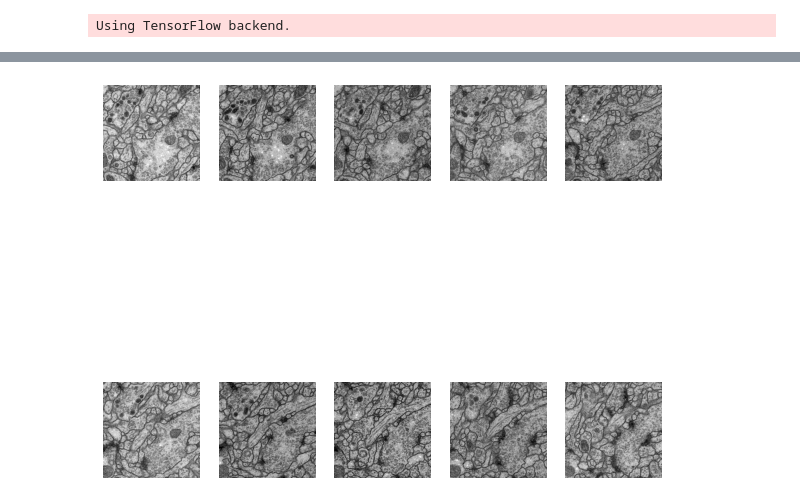
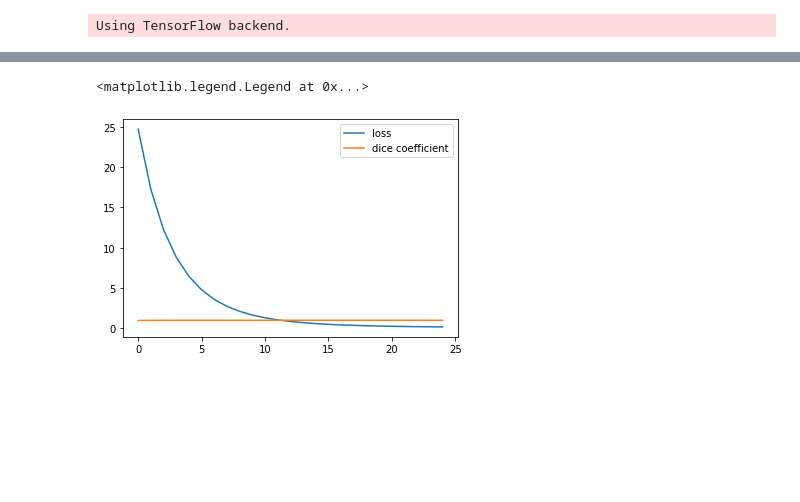
Before and after one commit to Nelson-Gon/cytounet, a Jupyter notebook: examples/example_usage.ipynb, the cells around one changed output, grey strips where cells are left out. Cells and saved outputs as stored; diff of their text form; code cells hidden in the pictures; blank space fills up the shorter version.

```diff
--- a/examples/example_usage.ipynb
+++ b/examples/example_usage.ipynb
@@ -31,9 +38,9 @@ data_gen_args = dict(rotation_range=0.1,
 # augmentation will take up a lot of space, only use if you have enough space on disk
 #! if [ ! -d "aug" ]; then mkdir aug aug/images aug/masks;fi
 # %%
-my_generator = generate_train_data(5,'examples/legacy/data/train','image','label',
+my_generator = generate_train_data(4,'examples/BBBC009_v1','images','outlines',
                                    data_gen_args,save_to_dir = None, seed= 2,
                               target_size = (256, 256))
 # %%
 model = unet(input_size = (256, 256, 1), optimiser='Adam', learning_rate=1e-4,
-             metrics=[dice_coef], loss=dice_coef_loss)
+             metrics=[dice_coef], loss=dice_coef_loss, regularizer='l2')
@@ -40,4 +51,6 @@ model = unet(input_size = (256, 256, 1), optimiser='Adam', learning_rate=1e-4,
+# %%
+chkpoint = ModelCheckpoint("rbc_cells.hdf5", monitor="loss", save_best_only=True)
 # %%
-history = train(model, my_generator, epochs = 5, steps_per_epoch= 200,verbose=1,
-                save_as="unet_segment.hdf5")
+history = train(model, my_generator, epochs = 25, steps_per_epoch= 100,verbose=1,
+               callbacks = [chkpoint])
 # %% [output]
@@ -81,4 +74,7 @@ show_images(results, number = 10 )
-# %%
-show_images("examples/legacy/data/test/images", image_suffix="png", number=10)
-# %% [output]
-[figure, removed]
+# %%
+plt.plot(history.history['loss'])
+plt.plot(history.history['dice_coef'])
+plt.legend(('loss', 'dice coefficient'))
+# %% [output]
+<matplotlib.legend.Legend at 0x...>
+[figure, added]
```
Also changed, not shown: parts of 11 cells of this notebook.
